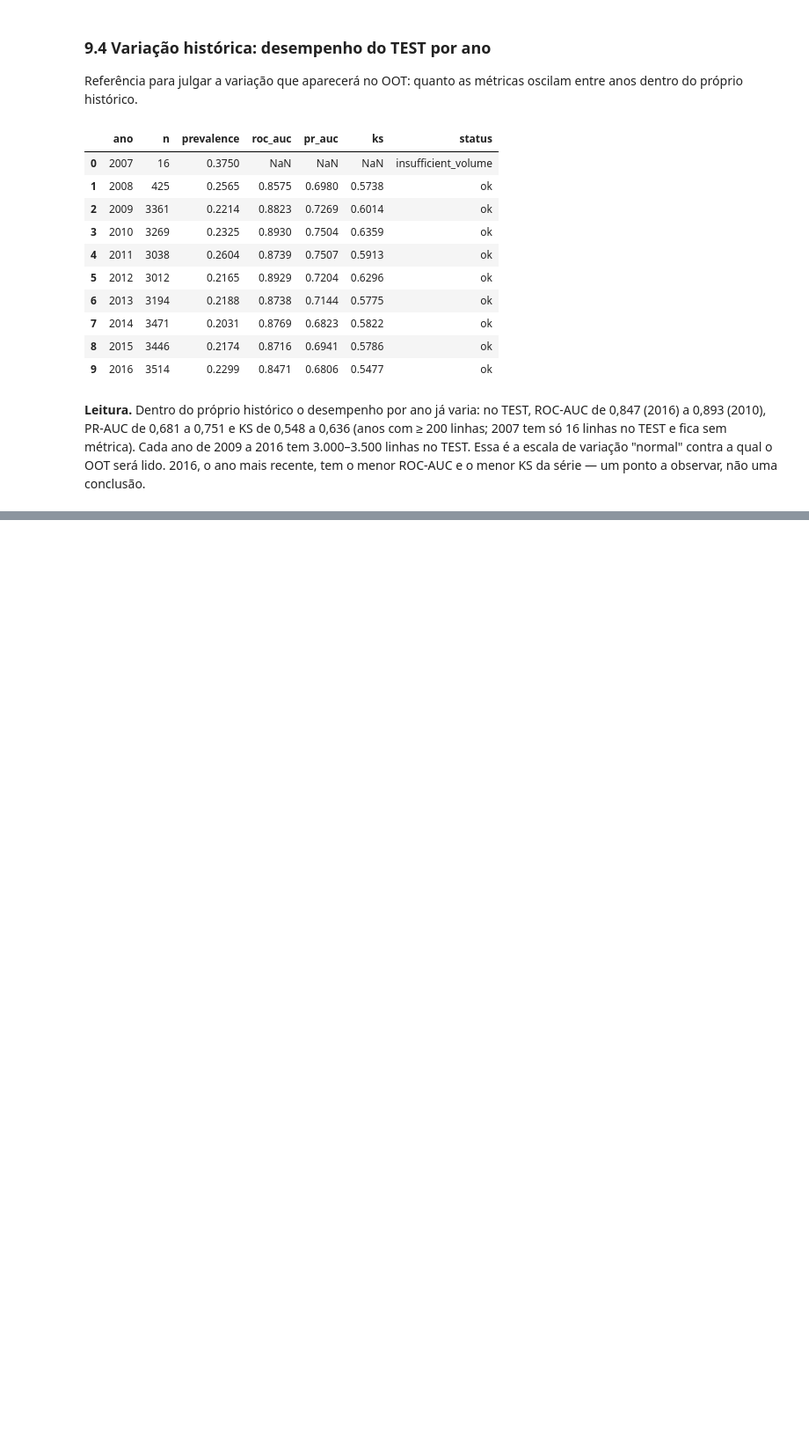
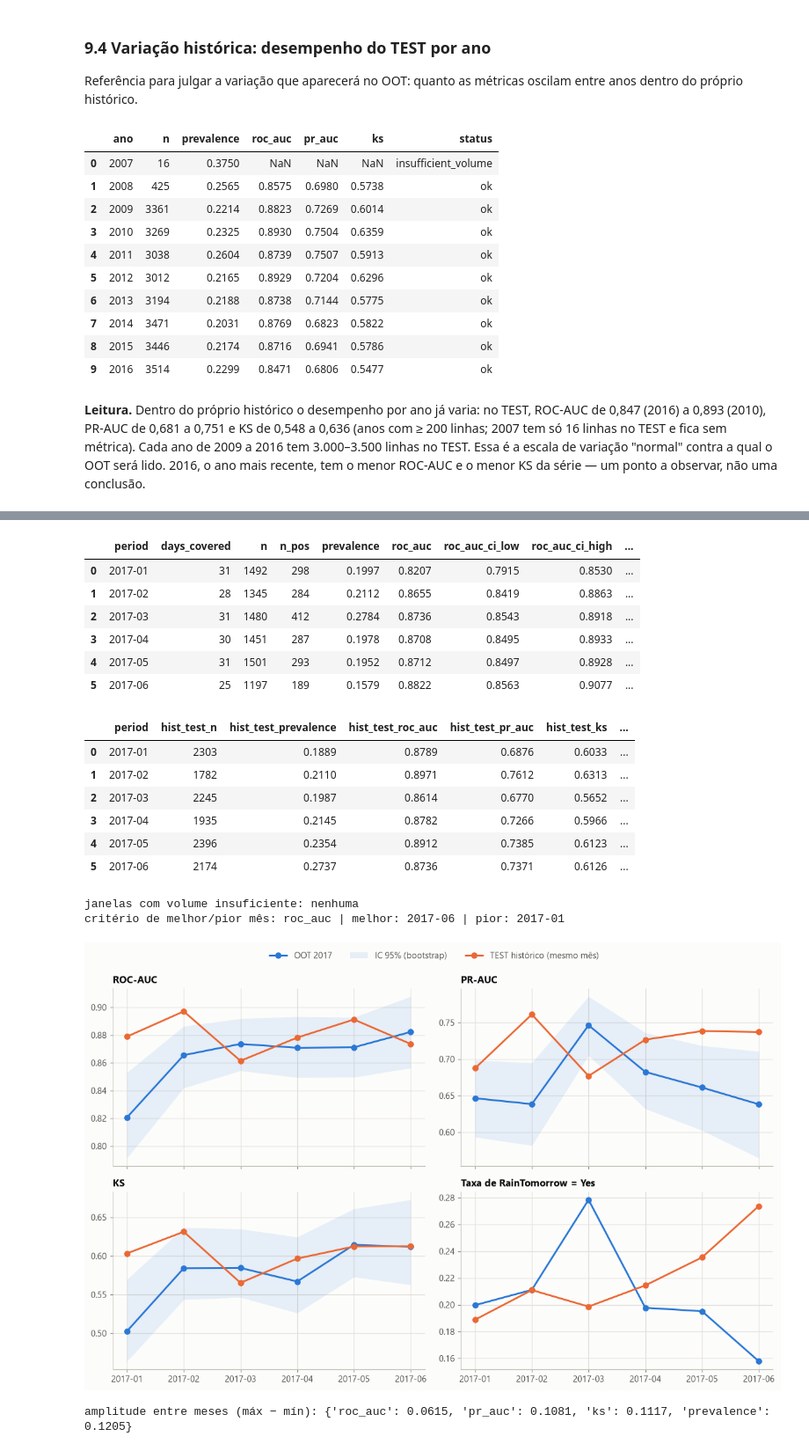
Before and after one commit to JPedroti/rain_tomorrow, a Jupyter notebook: notebooks/01_exploration_modeling.ipynb, the cells around one changed output, grey strips where cells are left out. Shown at 88% size. Cells and saved outputs as stored; diff of their text form; code cells hidden in the pictures; blank space fills up the shorter version.

```diff
--- a/notebooks/01_exploration_modeling.ipynb
+++ b/notebooks/01_exploration_modeling.ipynb
@@ -726,0 +824,38 @@ Até este ponto, nenhuma métrica, taxa de alvo ou distribuição de feature de
+# %%
+monthly = monthly_performance(oot, y_oot, s_oot, test, y_test, s_test)
+frozen_monthly = pd.read_csv(config.TEMPORAL_PERFORMANCE_PATH)
+np.testing.assert_allclose(monthly["roc_auc"], frozen_monthly["roc_auc"], rtol=0, atol=1e-12)
+show = ["period", "days_covered", "n", "n_pos", "prevalence", "roc_auc", "roc_auc_ci_low", "roc_auc_ci_high", "pr_auc",
+        "pr_auc_ci_low", "pr_auc_ci_high", "ks", "ks_ci_low", "ks_ci_high", "mean_score", "status"]
+display(monthly[show])
+display(monthly[["period", "hist_test_n", "hist_test_prevalence", "hist_test_roc_auc", "hist_test_pr_auc", "hist_test_ks",
+                 "delta_roc_auc_vs_hist_test", "delta_pr_auc_vs_hist_test", "delta_ks_vs_hist_test"]])
+insufficient = monthly[monthly["status"] != "ok"]
+print("janelas com volume insuficiente:", "nenhuma" if insufficient.empty else insufficient[["period", "n", "status"]].to_dict("records"))
+best_worst = frozen_metrics["oot_months"]
+print(f"critério de melhor/pior mês: {best_worst['ranking_metric']} | melhor: {best_worst['best']['period']} | pior: {best_worst['worst']['period']}")
+ref_cols = {f"hist_test_{m}": m for m in ["roc_auc", "pr_auc", "ks", "prevalence"]}
+plots.plot_monthly_performance(monthly, monthly[["month", *ref_cols]].rename(columns=ref_cols),
+                               reference_label="TEST histórico (mesmo mês)")
+plt.show()
+print("amplitude entre meses (máx − mín):",
+      {m: round(float(monthly[m].max() - monthly[m].min()), 4) for m in ("roc_auc", "pr_auc", "ks", "prevalence")})
+# %% [output]
+|  | period | days_covered | n | n_pos | prevalence | roc_auc | roc_auc_ci_low | roc_auc_ci_high | ... |
+| 0 | 2017-01 | 31 | 1492 | 298 | 0.1997 | 0.8207 | 0.7915 | 0.8530 | ... |
+| 1 | 2017-02 | 28 | 1345 | 284 | 0.2112 | 0.8655 | 0.8419 | 0.8863 | ... |
+| 2 | 2017-03 | 31 | 1480 | 412 | 0.2784 | 0.8736 | 0.8543 | 0.8918 | ... |
+| 3 | 2017-04 | 30 | 1451 | 287 | 0.1978 | 0.8708 | 0.8495 | 0.8933 | ... |
+| 4 | 2017-05 | 31 | 1501 | 293 | 0.1952 | 0.8712 | 0.8497 | 0.8928 | ... |
+| 5 | 2017-06 | 25 | 1197 | 189 | 0.1579 | 0.8822 | 0.8563 | 0.9077 | ... |
+|  | period | hist_test_n | hist_test_prevalence | hist_test_roc_auc | hist_test_pr_auc | hist_test_ks | ... |
+| 0 | 2017-01 | 2303 | 0.1889 | 0.8789 | 0.6876 | 0.6033 | ... |
+| 1 | 2017-02 | 1782 | 0.2110 | 0.8971 | 0.7612 | 0.6313 | ... |
+| 2 | 2017-03 | 2245 | 0.1987 | 0.8614 | 0.6770 | 0.5652 | ... |
+| 3 | 2017-04 | 1935 | 0.2145 | 0.8782 | 0.7266 | 0.5966 | ... |
+| 4 | 2017-05 | 2396 | 0.2354 | 0.8912 | 0.7385 | 0.6123 | ... |
+| 5 | 2017-06 | 2174 | 0.2737 | 0.8736 | 0.7371 | 0.6126 | ... |
+janelas com volume insuficiente: nenhuma
+critério de melhor/pior mês: roc_auc | melhor: 2017-06 | pior: 2017-01
+[figure, added]
+amplitude entre meses (máx − mín): {'roc_auc': 0.0615, 'pr_auc': 0.1081, 'ks': 0.1117, 'prevalence': 0.1205}
```
Also changed, not shown: parts of 23 cells of this notebook, 16 other files.
